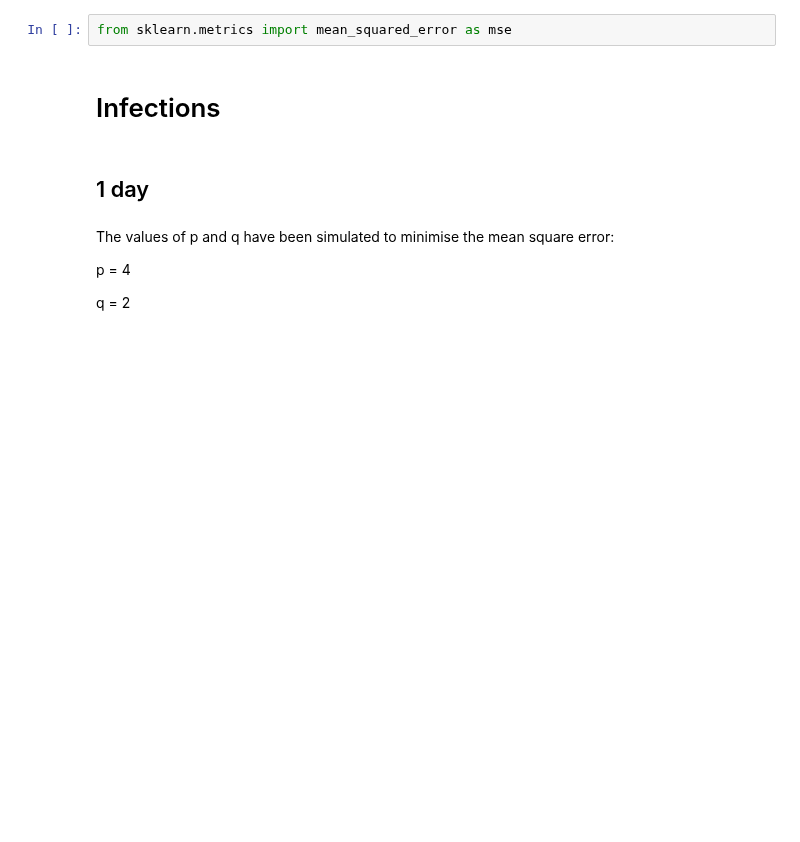
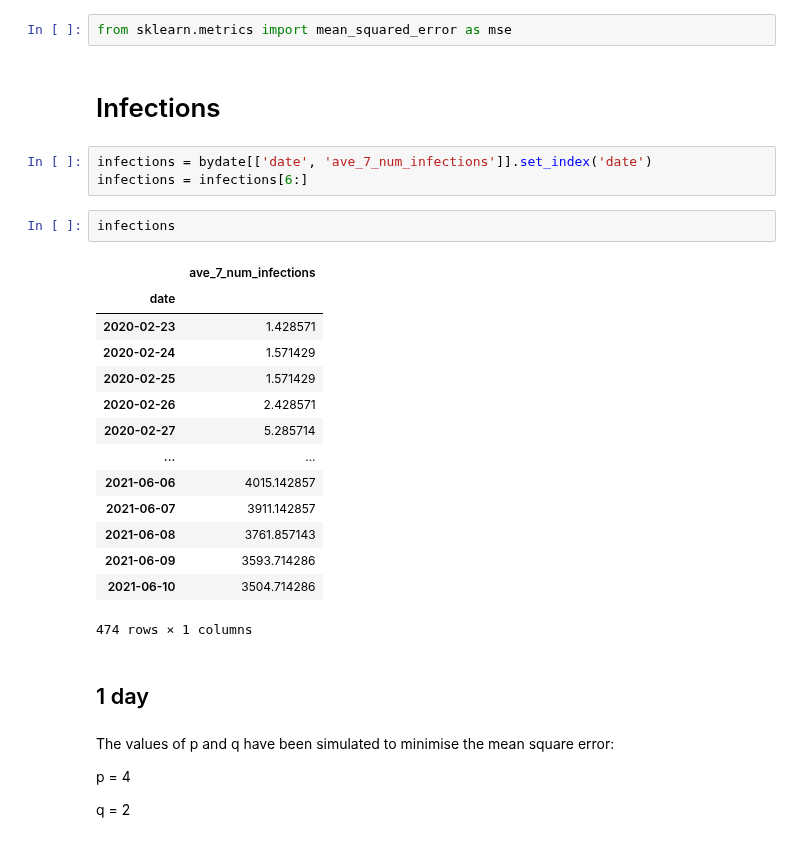
Before and after one commit to ffreire92/final_project, a Jupyter notebook: notebooks/Information_sources.ipynb, the cells around one changed output. Cells and saved outputs as stored; diff of their text form; blank space fills up the shorter version.

```diff
--- a/notebooks/Information_sources.ipynb
+++ b/notebooks/Information_sources.ipynb
@@ -576,6 +574,26 @@ from statsmodels.tsa.arima_model import ARMA
 from sklearn.metrics import mean_squared_error as mse
 # %% [markdown]
 # Infections
+# %%
+infections = bydate[['date', 'ave_7_num_infections']].set_index('date')
+infections = infections[6:]
+# %%
+infections
+# %% [output]
+|  | ave_7_num_infections |
+| date |  |
+| 2020-02-23 | 1.428571 |
+| 2020-02-24 | 1.571429 |
+| 2020-02-25 | 1.571429 |
+| 2020-02-26 | 2.428571 |
+| 2020-02-27 | 5.285714 |
+| ... | ... |
+| 2021-06-06 | 4015.142857 |
+| 2021-06-07 | 3911.142857 |
+| 2021-06-08 | 3761.857143 |
+| 2021-06-09 | 3593.714286 |
+| 2021-06-10 | 3504.714286 |
+474 rows × 1 columns
 # %% [markdown]
 ## 1 day
 # %% [markdown]
```
Also changed, not shown: parts of 25 cells of this notebook, 6 other files.
